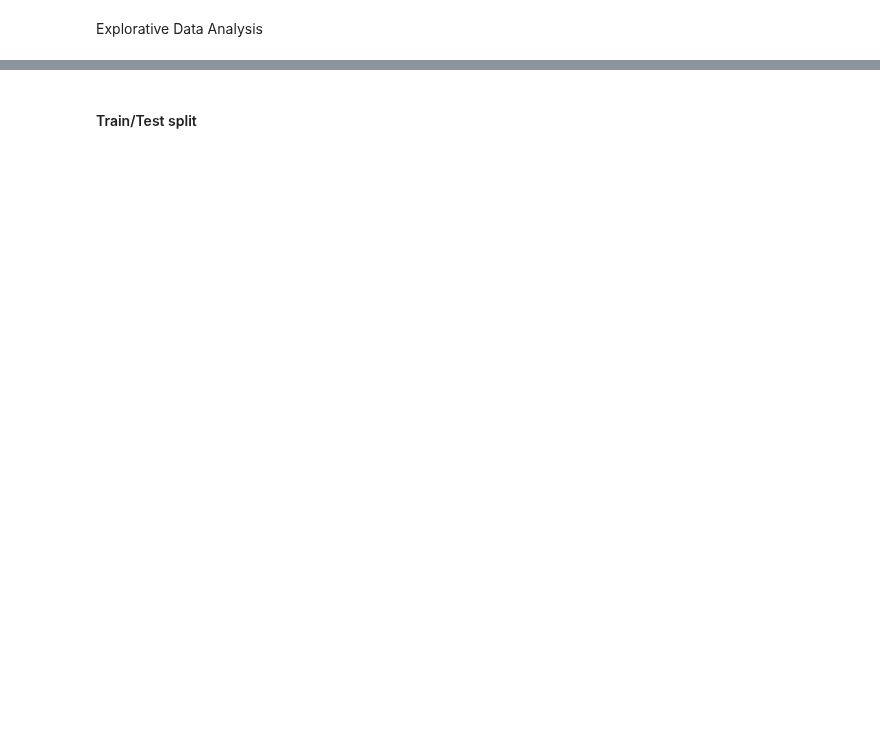
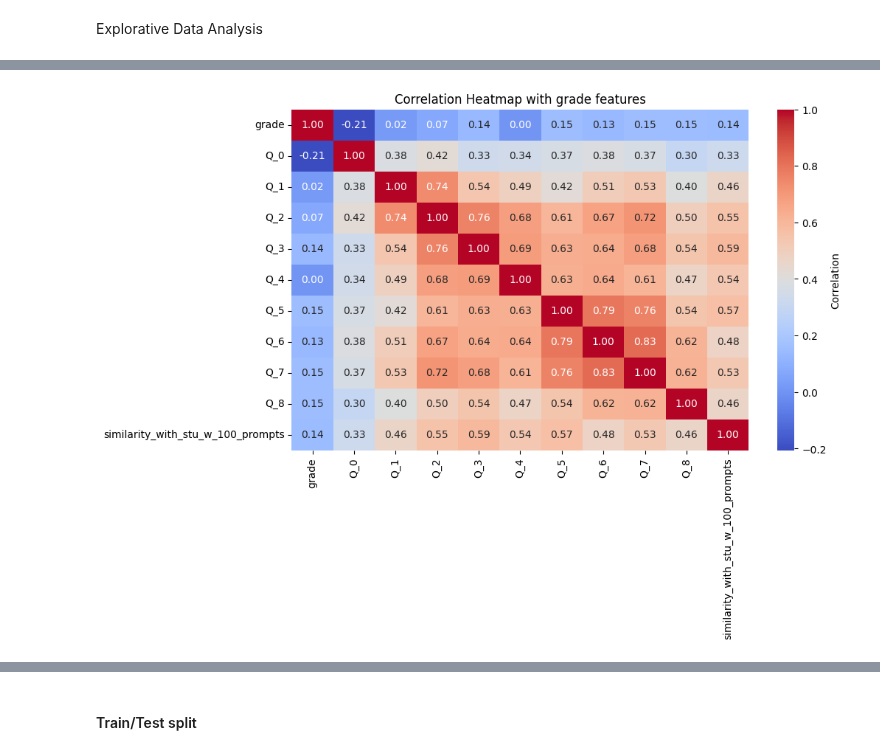
Before and after one commit to cerenarkac21/PROJE_CS412, a Jupyter notebook: code_base.ipynb, the cells around one changed output, grey strips where cells are left out. Cells and saved outputs as stored; diff of their text form; code cells hidden in the pictures; blank space fills up the shorter version.

```diff
--- a/code_base.ipynb
+++ b/code_base.ipynb
@@ -356,10 +517,12 @@ code2newfeatures = defaultdict(lambda : defaultdict(int))
 hw_statements = ["cs412", "machine learning", "course", "ML", "homework","412","cs", "assignment"]
 question_statements = ["how", "why", "what", "where", "can you", "do you"]
 understand_statements = ["explain", "reason", "example", "instance","demonstrate","describe", "proof" ,"prove","show", "I think"]
+example_statements = ["for example", "for instance", "ex:", "here is an example", "see this", "like this", "similar to"]
 
 hw_statements = [k.lower() for k in hw_statements]
 question_statements = [q.lower() for q in question_statements]
 understand_statements = [u.lower() for u in understand_statements]
+example_statements = [n.lower() for n in example_statements]
 
 for code, convs in code2convos.items():
     for c in convs:
@@ -374,6 +537,8 @@ for code, convs in code2convos.items():
                 code2newfeatures[code][f"#_question_statements"] +=  len(re.findall(rf"\b{qw}\b", text))
             for uw in understand_statements:
                 code2newfeatures[code][f"#_understand_statements"] +=  len(re.findall(rf"\b{uw}\b", text))
+            for nw in example_statements:
+                code2newfeatures[code][f"#_example_statements"] +=  len(re.findall(rf"\b{uw}\b", text))
 # %%
 #Merge new features into features df
 for code, features in code2newfeatures.items():
@@ -458,6 +630,20 @@ for code, convos in code2convos.items():
             traceback_count += text.count("Traceback")  # Count occurrences in user text
 
     code2features[code]["#given_errors"] = traceback_count
+# %%
+#for students who get negative information gain and try to solve it
+
+for code, convos in code2convos.items():
+    neg_info_gain = False
+
+    for conv in convos:
+        if conv["role"] == "user":
+            text = conv["text"]
+            if (text.count("negative") > 0 and text.count("information gain") > 0):
+                neg_info_gain = True
+
+
+    code2features[code]["is_info_gain_negative"] = neg_info_gain
 # %%
 df = pd.DataFrame(code2features).T
 df.head(5)
@@ -794,9 +1110,0 @@ temp_df.head()
-# %%
-# Merge temp_df with similarity_with_stu_w_100_codes_df on the 'code' column
-
-#first update the column name
-similarity_with_stu_w_100_codes_df.rename(columns={'student': 'code'}, inplace=True)
-temp_df = pd.merge(temp_df, similarity_with_stu_w_100_codes_df, on='code', how='left')
-
-# Display the first few rows of the merged dataframe
-temp_df.head()
@@ -813,0 +1152,14 @@ Explorative Data Analysis
+# %%
+
+import seaborn as sns
+# Calculate correlations
+correlations = df.corr()
+
+
+# Plot the heatmap
+plt.figure(figsize=(10, 6))
+sns.heatmap(correlations, annot=True, cmap='coolwarm', fmt='.2f', cbar_kws={'label': 'Correlation'})
+plt.title('Correlation Heatmap with grade features')
+plt.show()
+# %% [output]
+[figure, added]
```
Also changed, not shown: parts of 64 cells of this notebook, 2 other files.
